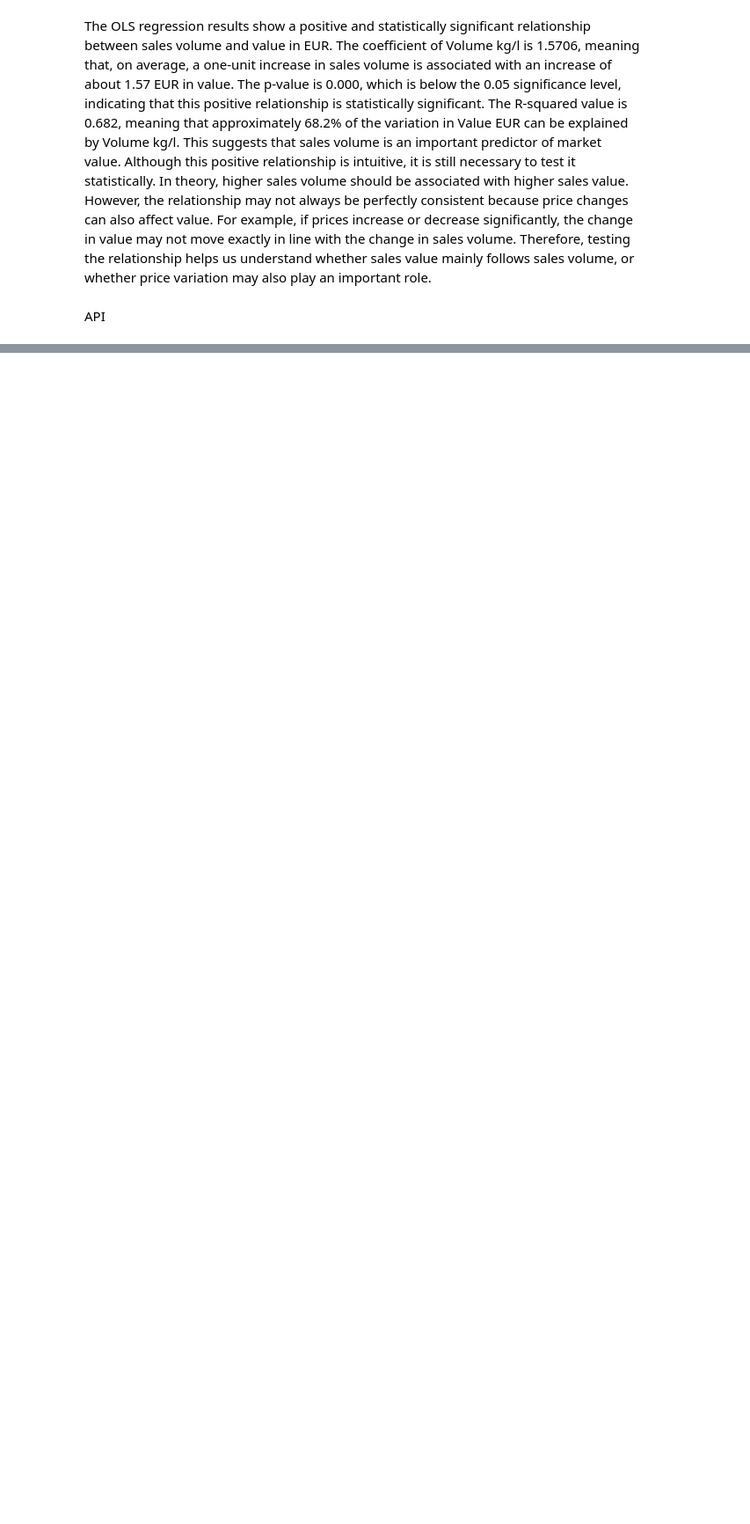
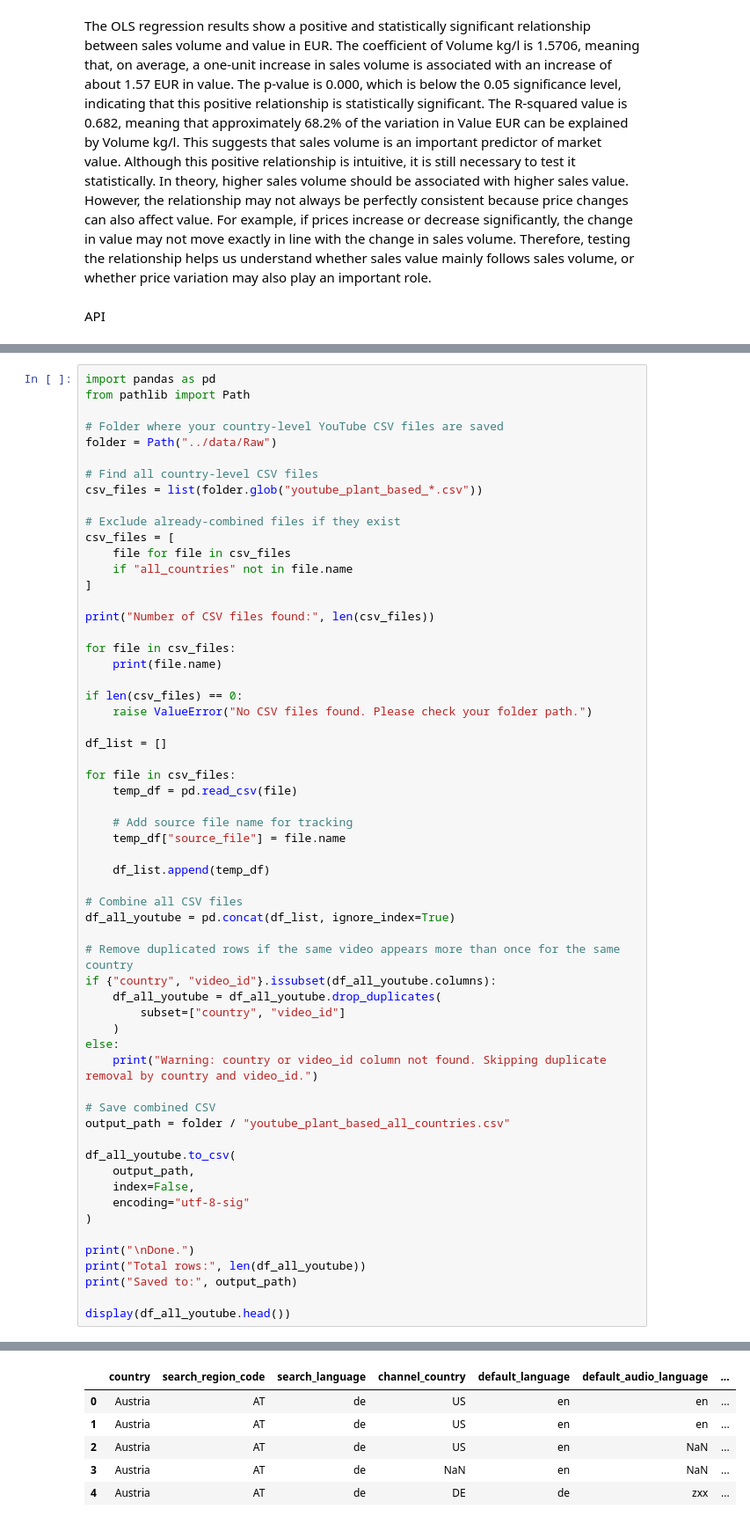
Before and after one commit to huangshuojason/Video-Analysis--DataScience-Group, a Jupyter notebook: notebooks/0603 Group I.ipynb, the cells around one changed output, grey strips where cells are left out. Shown at 88% size. Saved outputs shown, nothing was run; the diff lists cells and outputs as text; blank space fills up the shorter version.

```diff
--- a/notebooks/0603 Group I.ipynb
+++ b/notebooks/0603 Group I.ipynb
@@ -607,0 +646,60 @@ HTTPError: 429 Client Error: Too Many Requests for url: https://www.googleapis.c
+# %%
+import pandas as pd
+from pathlib import Path
+
+# Folder where your country-level YouTube CSV files are saved
+folder = Path("../data/Raw")
+
+# Find all country-level CSV files
+csv_files = list(folder.glob("youtube_plant_based_*.csv"))
+
+# Exclude already-combined files if they exist
+csv_files = [
+    file for file in csv_files
+    if "all_countries" not in file.name
+]
+
+print("Number of CSV files found:", len(csv_files))
+
+for file in csv_files:
+    print(file.name)
+
+if len(csv_files) == 0:
+    raise ValueError("No CSV files found. Please check your folder path.")
+
+df_list = []
+
+for file in csv_files:
+    temp_df = pd.read_csv(file)
+
+    # Add source file name for tracking
+    temp_df["source_file"] = file.name
+
+    df_list.append(temp_df)
+
+# Combine all CSV files
+df_all_youtube = pd.concat(df_list, ignore_index=True)
+
+# Remove duplicated rows if the same video appears more than once for the same country
+if {"country", "video_id"}.issubset(df_all_youtube.columns):
+    df_all_youtube = df_all_youtube.drop_duplicates(
+        subset=["country", "video_id"]
+    )
+else:
+    print("Warning: country or video_id column not found. Skipping duplicate removal by country and video_id.")
+
+# Save combined CSV
+output_path = folder / "youtube_plant_based_all_countries.csv"
+
+df_all_youtube.to_csv(
+    output_path,
+    index=False,
+    encoding="utf-8-sig"
+)
+
+print("\nDone.")
+print("Total rows:", len(df_all_youtube))
+print("Saved to:", output_path)
+
+display(df_all_youtube.head())
+# %% [output]
@@ -607,0 +720,6 @@ HTTPError: 429 Client Error: Too Many Requests for url: https://www.googleapis.c
+|  | country | search_region_code | search_language | channel_country | default_language | default_audio_language | ... |
+| 0 | Austria | AT | de | US | en | en | ... |
+| 1 | Austria | AT | de | US | en | en | ... |
+| 2 | Austria | AT | de | US | en | NaN | ... |
+| 3 | Austria | AT | de | NaN | en | NaN | ... |
+| 4 | Austria | AT | de | DE | de | zxx | ... |
```
Also changed, not shown: parts of 3 cells of this notebook.
